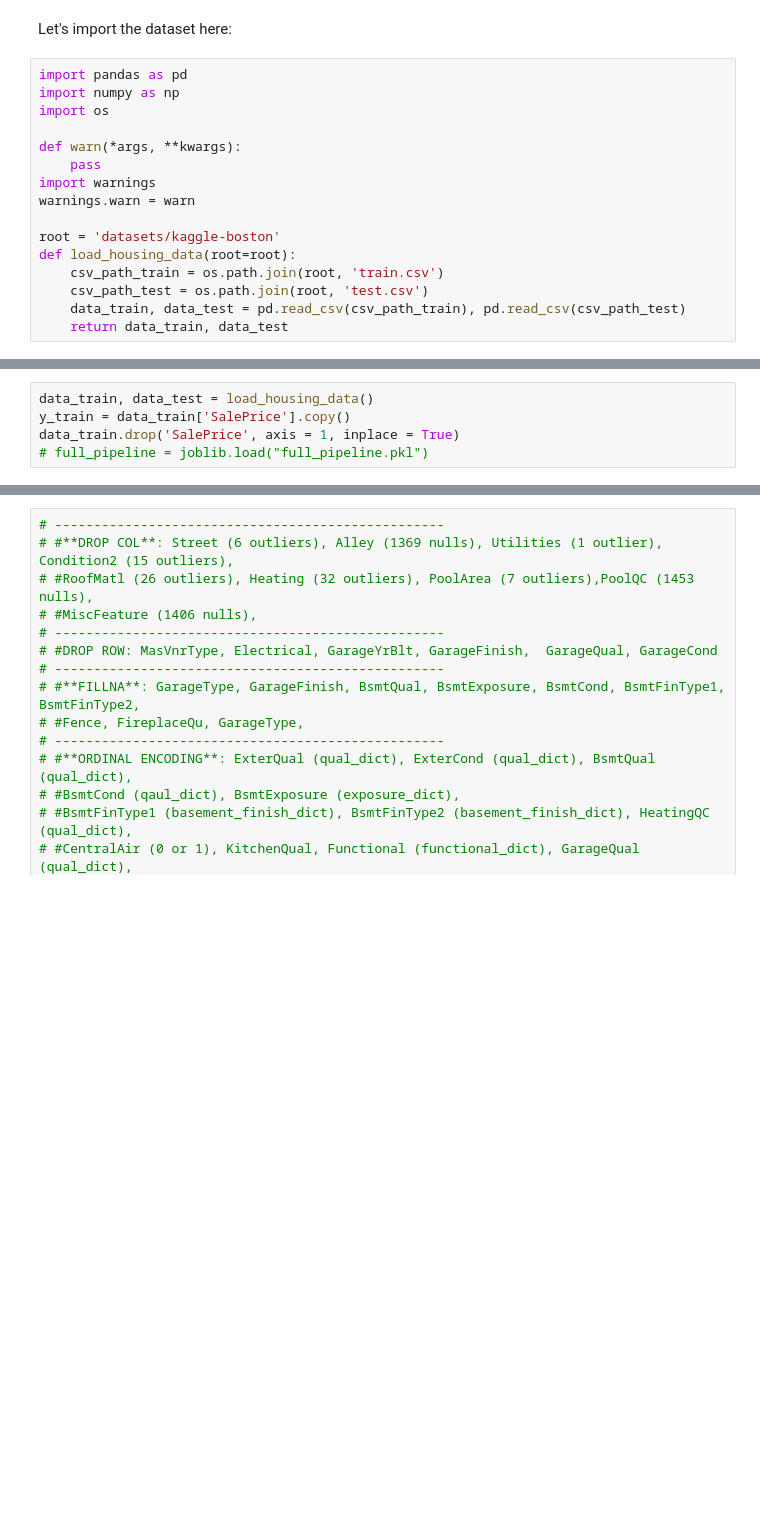
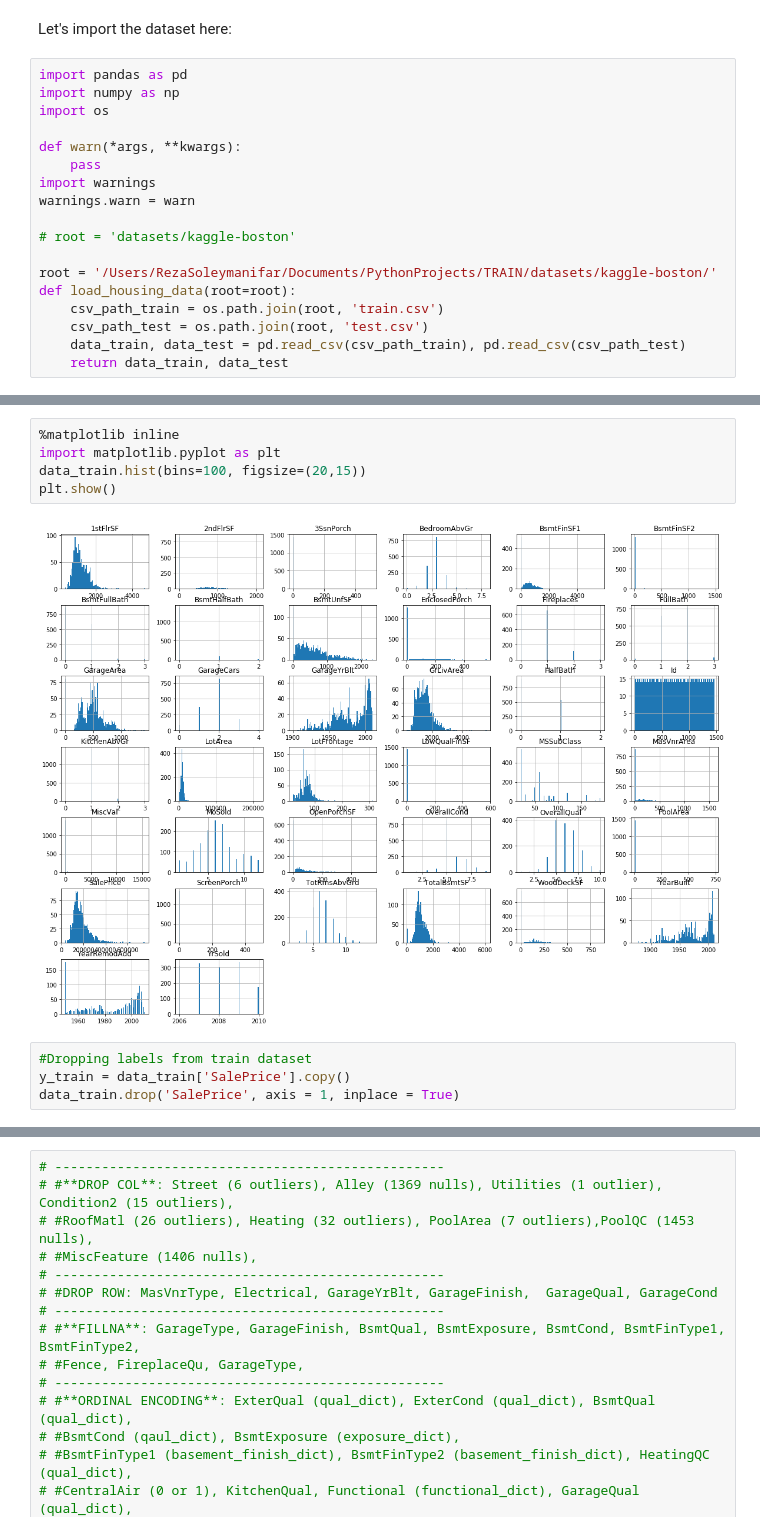
Before and after one commit to RezaSoleymanifar/stacking-ensemble-regressor-for-house-price-prediction-kaggle-competition, a Jupyter notebook: House Prices, Advanced Regression Techniques Kaggle Competition.ipynb, the cells around one changed output, grey strips where cells are left out. Drawn from its saved outputs; the diff is of its cells as text; blank space fills up the shorter version.

```diff
--- a/House Prices, Advanced Regression Techniques Kaggle Competition.ipynb
+++ b/House Prices, Advanced Regression Techniques Kaggle Competition.ipynb
@@ -17,7 +14,9 @@ def warn(*args, **kwargs):
 import warnings
 warnings.warn = warn
 
-root = 'datasets/kaggle-boston'
+# root = 'datasets/kaggle-boston'
+
+root = '/Users/RezaSoleymanifar/Documents/PythonProjects/TRAIN/datasets/kaggle-boston/'
 def load_housing_data(root=root):
     csv_path_train = os.path.join(root, 'train.csv')
     csv_path_test = os.path.join(root, 'test.csv')
@@ -26,6 +49,12 @@ def load_housing_data(root=root):
+# %%
+%matplotlib inline
+import matplotlib.pyplot as plt
+data_train.hist(bins=100, figsize=(20,15))
+plt.show()
+# %% [output]
+[figure, added]
 # %%
-data_train, data_test = load_housing_data()
+#Dropping labels from train dataset
 y_train = data_train['SalePrice'].copy()
 data_train.drop('SalePrice', axis = 1, inplace = True)
-# full_pipeline = joblib.load("full_pipeline.pkl")
 # %%
```
Also changed, not shown: parts of 15 cells of this notebook, 3 other files.
